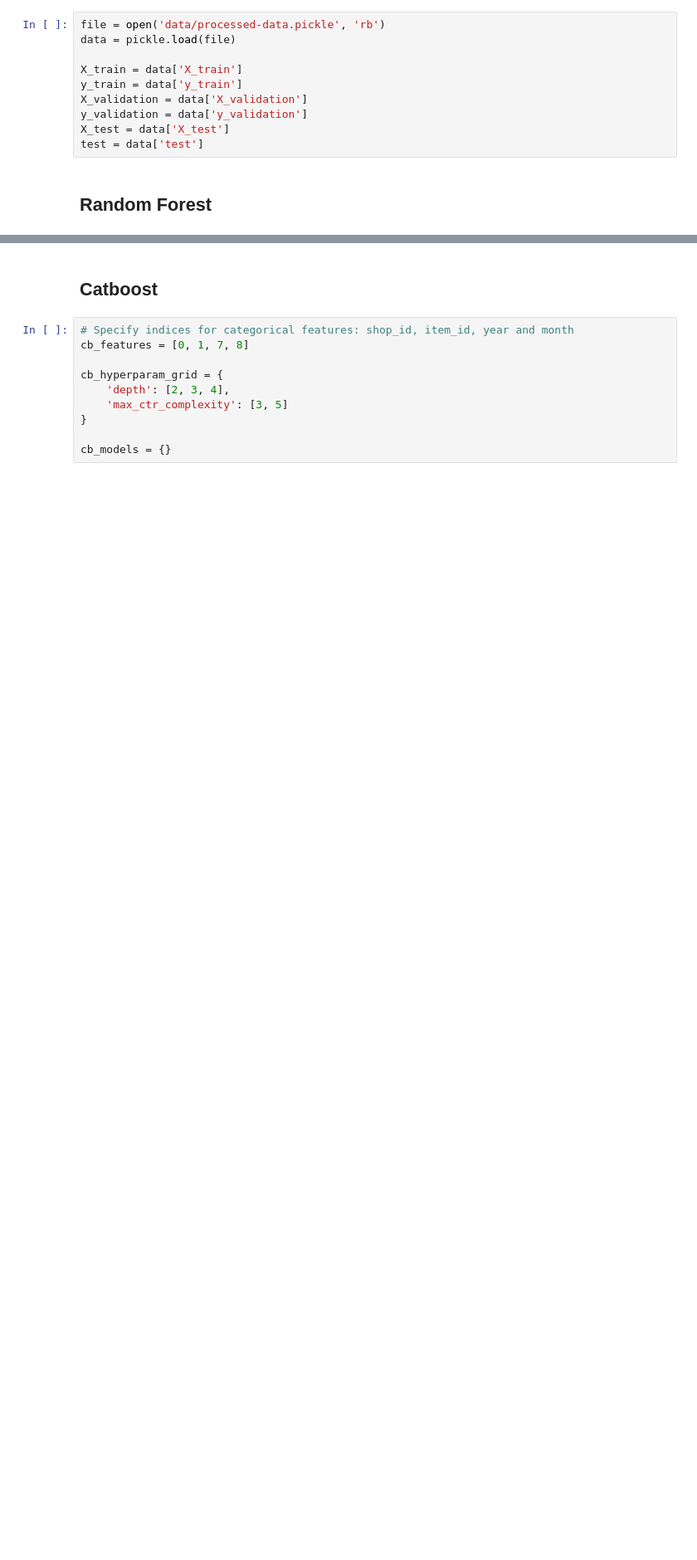
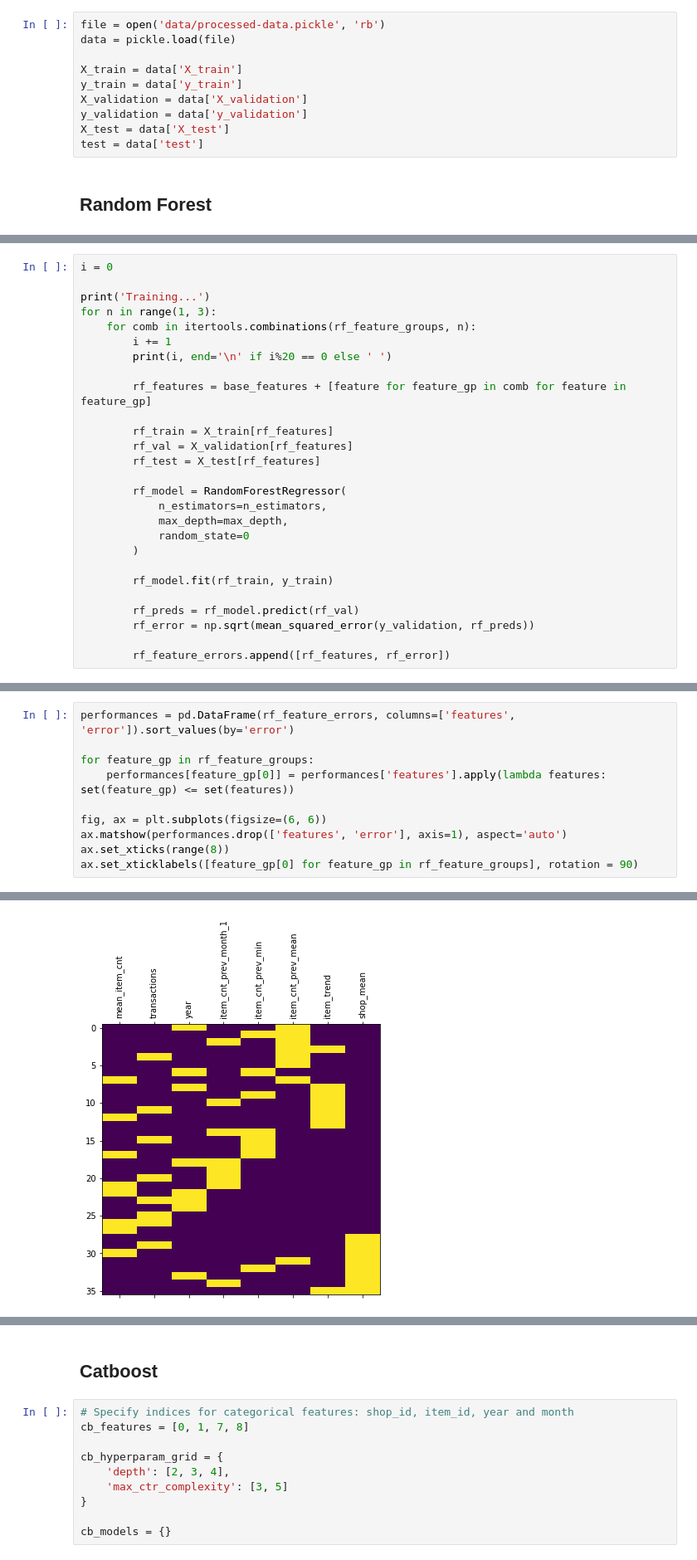
Before and after one commit to aitor-perez/kaggle, a Jupyter notebook: future-sales/04-hyperparameter-tuning.ipynb, the cells around one changed output, grey strips where cells are left out. Shown at 83% size. Drawn from its saved outputs; the diff is of its cells as text; blank space fills up the shorter version.

Commit message:
Added feature selection for Random Forest

```diff
--- a/future-sales/04-hyperparameter-tuning.ipynb
+++ b/future-sales/04-hyperparameter-tuning.ipynb
@@ -52,0 +73,27 @@ test = data['test']
+# %%
+i = 0
+
+print('Training...')
+for n in range(1, 3):
+    for comb in itertools.combinations(rf_feature_groups, n):
+        i += 1
+        print(i, end='\n' if i%20 == 0 else ' ')
+
+        rf_features = base_features + [feature for feature_gp in comb for feature in feature_gp]
+
+        rf_train = X_train[rf_features]
+        rf_val = X_validation[rf_features]
+        rf_test = X_test[rf_features]
+
+        rf_model = RandomForestRegressor(
+            n_estimators=n_estimators,
+            max_depth=max_depth,
+            random_state=0
+        )
+
+        rf_model.fit(rf_train, y_train)
+
+        rf_preds = rf_model.predict(rf_val)
+        rf_error = np.sqrt(mean_squared_error(y_validation, rf_preds))
+
+        rf_feature_errors.append([rf_features, rf_error])
@@ -52,0 +104,11 @@ test = data['test']
+# %%
+performances = pd.DataFrame(rf_feature_errors, columns=['features', 'error']).sort_values(by='error')
+
+for feature_gp in rf_feature_groups:
+    performances[feature_gp[0]] = performances['features'].apply(lambda features: set(feature_gp) <= set(features))
+
+fig, ax = plt.subplots(figsize=(6, 6))
+ax.matshow(performances.drop(['features', 'error'], axis=1), aspect='auto')
+ax.set_xticks(range(8))
+ax.set_xticklabels([feature_gp[0] for feature_gp in rf_feature_groups], rotation = 90)
+# %% [output]
@@ -52,0 +123 @@ test = data['test']
+[figure, added]
```
Also changed, not shown: parts of 11 cells of this notebook, 1 other file.
